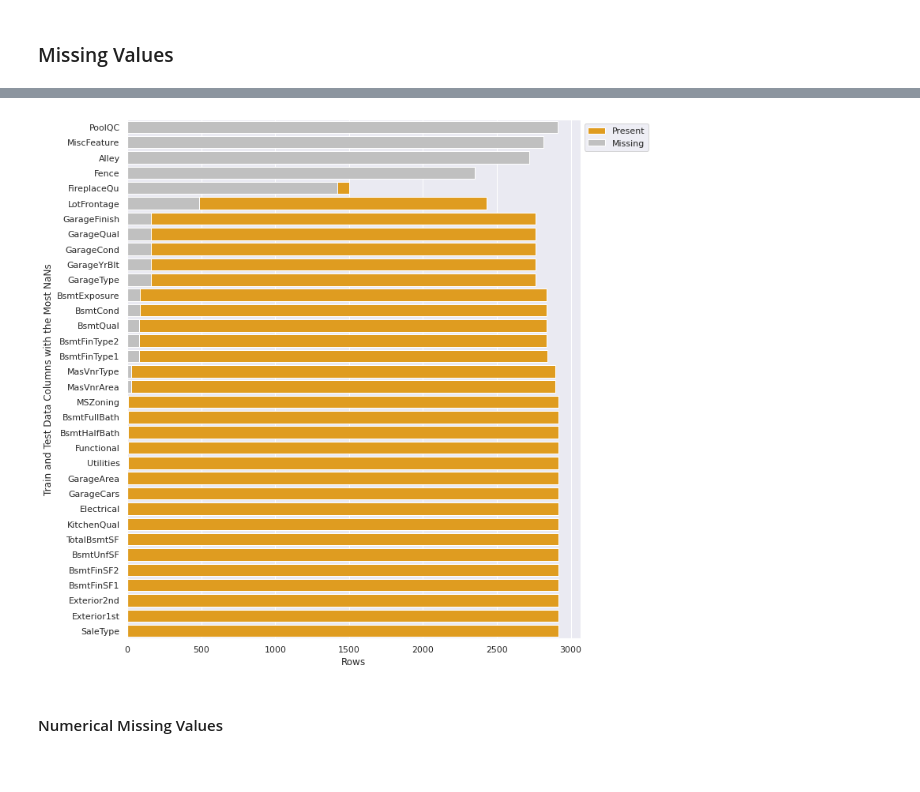
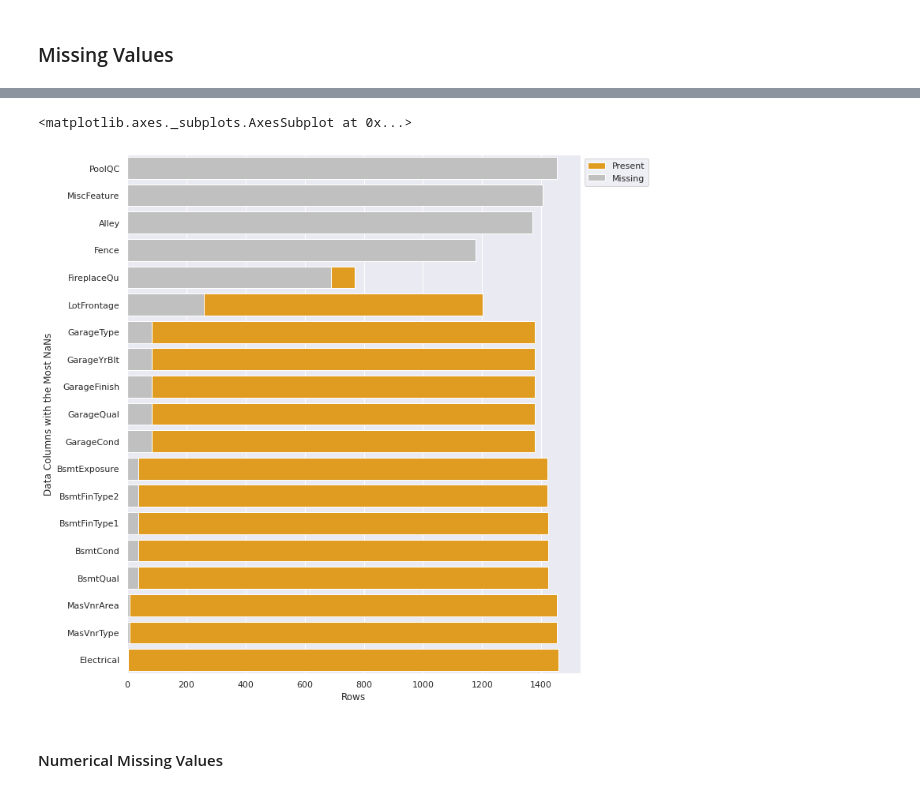
Before and after one commit to oimartin/Predicting_House_Prices, a Jupyter notebook: predicting_home_prices.ipynb, the cells around one changed output, grey strips where cells are left out. Saved outputs shown, nothing was run; the diff lists cells and outputs as text; code cells hidden in the pictures.

```diff
--- a/predicting_home_prices.ipynb
+++ b/predicting_home_prices.ipynb
@@ -136,0 +121,6 @@ display(top_na)
+# %%
+display(missing_columns(train)[0])
+display(missing_columns(train)[1])
+
+# Save list of missing train data
+train_missing = missing_columns(train)[0]
@@ -137,24 +146,31 @@ display(top_na)
 # %%
-sns.set_theme(color_codes=True)
+def missing_columns_graph (top_na):
+  sns.set_theme(color_codes=True)
 
-# Create barplot of the columns with the most missing data in train set
-plt.figure(figsize=(11,10), frameon=False)
-sns.set_color_codes("pastel")
-ax = sns.barplot(x="Present", y="Column", data=top_na,
-            label="Present", color="orange")
+  # Create barplot of the columns with the most missing data in train set
+  plt.figure(figsize=(11,10), frameon=False)
+  sns.set_color_codes("pastel")
+  ax = sns.barplot(x="Present", y="Column", data=top_na,
+              label="Present", color="orange")
 
-sns.set_color_codes("muted")
-ax = sns.barplot(x="Missing", y="Column", data=top_na,
-           label='Missing', color='silver')
+  sns.set_color_codes("muted")
+  ax = sns.barplot(x="Missing", y="Column", data=top_na,
+            label='Missing', color='silver')
 
-ax.legend()
-sns.move_legend(ax, "upper left", bbox_to_anchor=(1,1))
-plt.xlabel('Rows')
-plt.ylabel('Train and Test Data Columns with the Most NaNs')
-ax.figure.savefig('figures/missing_data.png')
-plt.tight_layout()
+  ax.legend()
+  sns.move_legend(ax, "upper left", bbox_to_anchor=(1,1))
+  plt.xlabel('Rows')
+  plt.ylabel('Data Columns with the Most NaNs')
+  ax.figure.savefig('figures/missing_data.png')
+  plt.tight_layout()
+
+  return ax
-# %% [output]
-[figure, removed]
+# %%
+# Graph train missing data
+missing_columns_graph(train_missing)
+# %% [output]
+<matplotlib.axes._subplots.AxesSubplot at 0x...>
+[figure, added]
 # %% [markdown]
 #### Numerical Missing Values
 # %%
```
Also changed, not shown: parts of 52 cells of this notebook.
